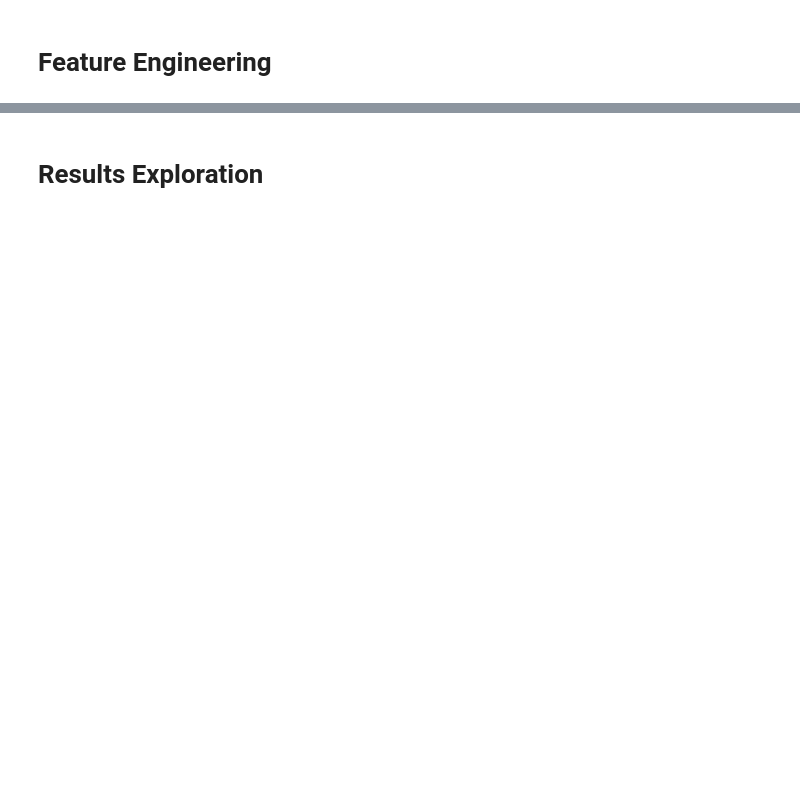
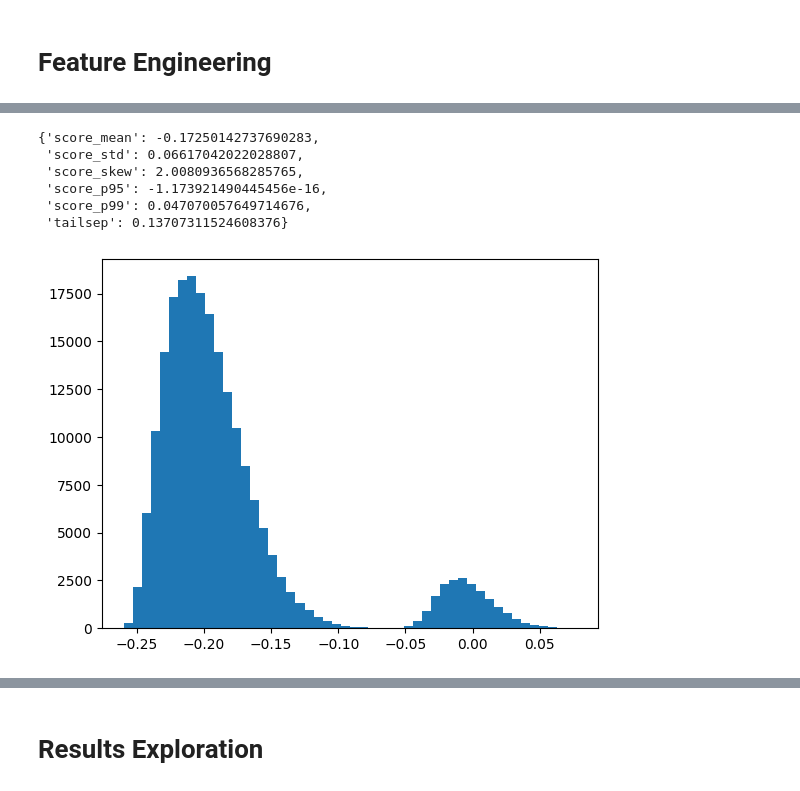
Before and after one commit to aymanfen/RealTimeAnomalyDetection, a Jupyter notebook: notebooks/modelresults.ipynb, the cells around one changed output, grey strips where cells are left out. Saved outputs shown, nothing was run; the diff lists cells and outputs as text; code cells hidden in the pictures; blank space fills up the shorter version.

```diff
--- a/notebooks/modelresults.ipynb
+++ b/notebooks/modelresults.ipynb
@@ -100,9 +100,0 @@ Epoch 10/10
-# %%
-stdiso=IsolationForestModel(nestimators=244,maxsamples=0.64,contamination=0.04)
-stdsom=SOMModel(x=8,y=5,sigma=1.96,learning_rate=0.25)
-stdae=AutoEncoderModel(lr=0.0001,batchsize=256)
-
-
-trainmodel(stdiso,testdf)
-trainmodel(stdsom,testdf)
-trainmodel(stdae,testdf)
@@ -135,9 +100,0 @@ Epoch 10/10
-# %%
-skewiso=IsolationForestModel(nestimators=190,maxsamples=0.53,contamination=0.04)
-skewsom=SOMModel(x=17,y=20,sigma=0.53,learning_rate=0.36)
-skewae=AutoEncoderModel(lr=0.002,batchsize=128)
-
-
-trainmodel(skewiso,testdf)
-trainmodel(skewsom,testdf)
-trainmodel(skewae,testdf)
@@ -170,9 +100,0 @@ Epoch 10/10
-# %%
-tailsepiso=IsolationForestModel(nestimators=314,maxsamples=0.64,contamination=0.08)
-tailsepsom=SOMModel(x=8,y=5,sigma=1.57,learning_rate=0.73)
-tailsepae=AutoEncoderModel(lr=0.0003,batchsize=128)
-
-
-trainmodel(tailsepiso,testdf)
-trainmodel(tailsepsom,testdf)
-trainmodel(tailsepae,testdf)
@@ -236,0 +101,16 @@ scores.to_csv("ModelScores.csv")
+# %%
+iso=IsolationForestModel(nestimators=200,maxsamples=265,contamination=0.05)
+trainmodel(iso,traindf)
+# %% [output]
+{'score_mean': -0.17250142737690283,
+ 'score_std': 0.06617042022028807,
+ 'score_skew': 2.0080936568285765,
+ 'score_p95': -1.173921490445456e-16,
+ 'score_p99': 0.047070057649714676,
+ 'tailsep': 0.13707311524608376}
+# %%
+isoscores=iso.score(testdf)
+plt.hist(isoscores,bins=50)
+plt.show()
+# %% [output]
+[figure, added]
```
Also changed, not shown: parts of 44 cells of this notebook, 5 other files.
